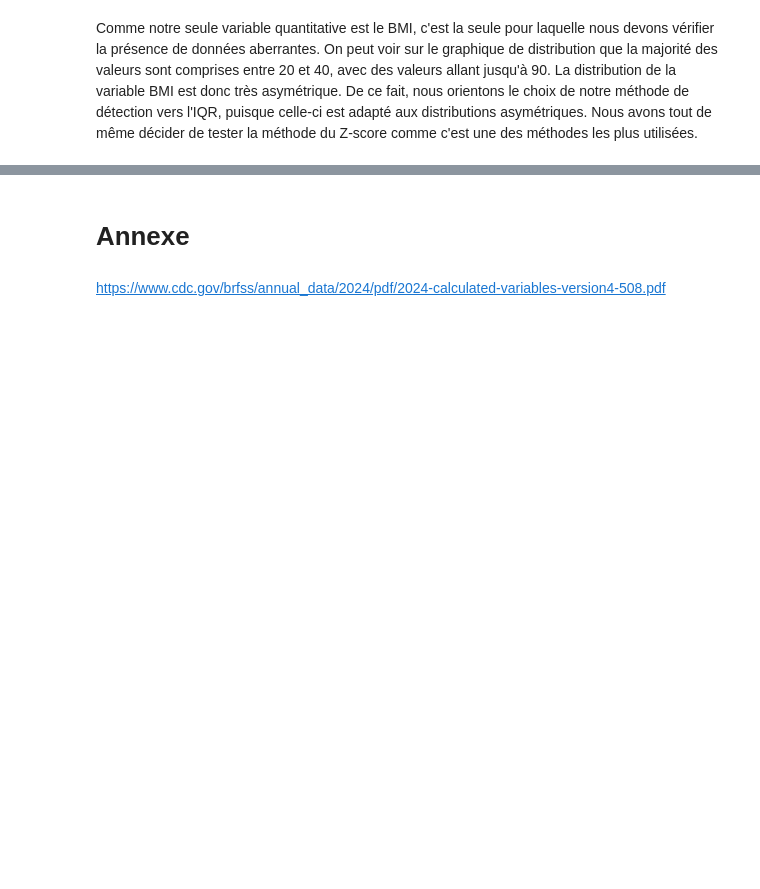
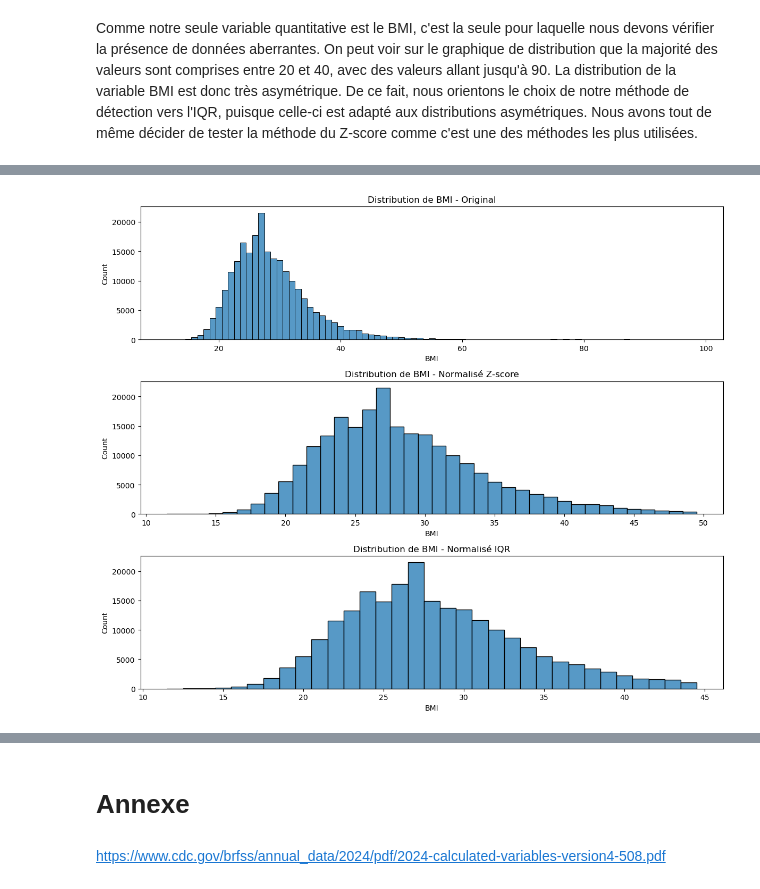
Before and after one commit to 0xybo/CESI_A4_IA_DeepLearning, a Jupyter notebook: Livrable 1.ipynb, the cells around one changed output, grey strips where cells are left out. Drawn from its saved outputs; the diff is of its cells as text; code cells hidden in the pictures; blank space fills up the shorter version.

```diff
--- a/Livrable 1.ipynb
+++ b/Livrable 1.ipynb
@@ -249,0 +409,22 @@ Rappel des colonnes catégorielles :
+# %%
+normalized_zscore_dataset = dataset.filter_outliers_zscore(column='BMI')
+normalized_iqr_dataset = dataset.filter_outliers_iqr(column='BMI')
+
+fig = plt.figure(figsize=(12, 10))
+
+ax_original = fig.add_subplot(3, 1, 1)
+ax_zscore = fig.add_subplot(3, 1, 2)
+ax_iqr = fig.add_subplot(3, 1, 3)
+
+dataset.draw_distribution(column='BMI', ax=ax_original, show = False)
+normalized_zscore_dataset.draw_distribution(column='BMI', ax=ax_zscore, show = False)
+normalized_iqr_dataset.draw_distribution(column='BMI', ax=ax_iqr, show = False)
+
+ax_original.set_title("Distribution de BMI - Original")
+ax_zscore.set_title("Distribution de BMI - Normalisé Z-score")
+ax_iqr.set_title("Distribution de BMI - Normalisé IQR")
+
+fig.tight_layout()
+plt.show()
+# %% [output]
+[figure, added]
```
Also changed, not shown: parts of 58 cells of this notebook, 2 other files.
